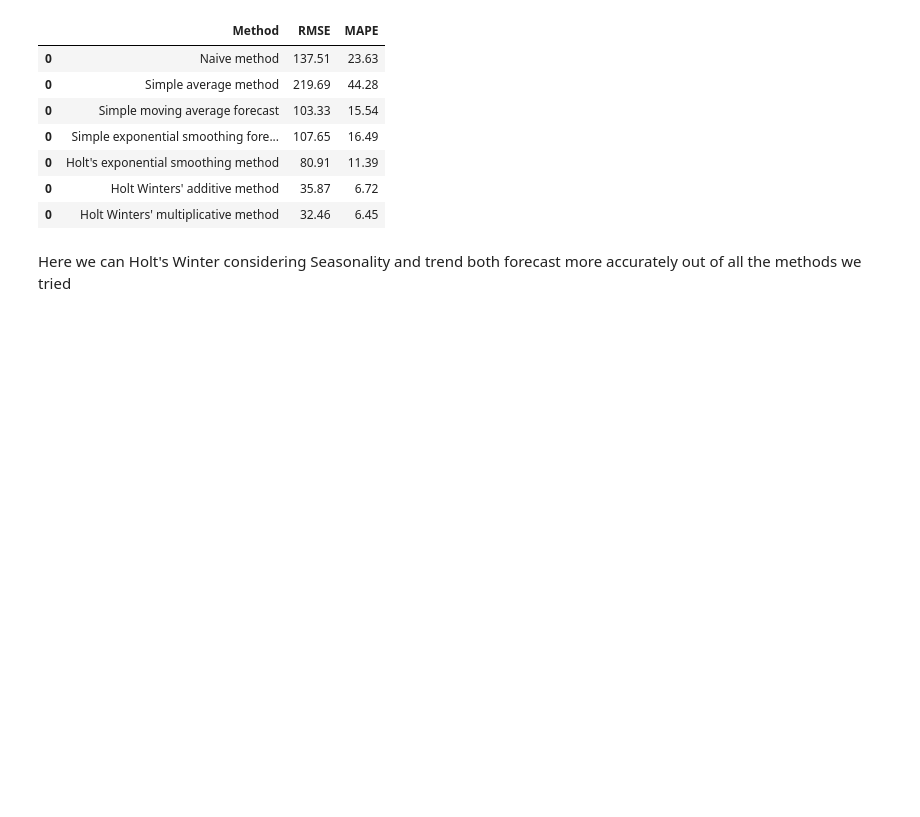
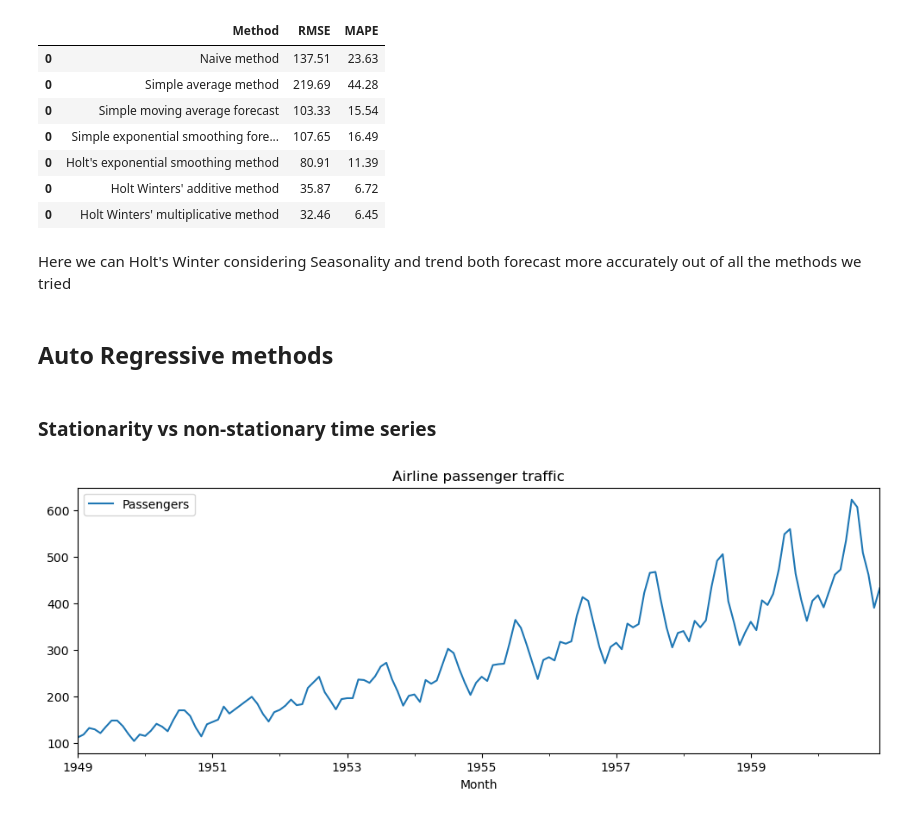
Before and after one commit to sanjanabansal1994/Time-Series-Analysis, a Jupyter notebook: Code.ipynb, the cells around one changed output. Saved outputs shown, nothing was run; the diff lists cells and outputs as text; code cells hidden in the pictures; blank space fills up the shorter version.

Commit message:
Stationary Tests

```diff
--- a/Code.ipynb
+++ b/Code.ipynb
@@ -367,3 +367,14 @@ results
 | 0 | Holt Winters' multiplicative method | 32.46 | 6.45 |
 # %% [markdown]
 Here we can Holt's Winter considering Seasonality and trend both forecast more accurately out of all the methods we tried
+# %% [markdown]
+## Auto Regressive methods
+# %% [markdown]
+### Stationarity vs non-stationary time series
+# %%
+data['Passengers'].plot(figsize=(12, 4))
+plt.legend(loc='best')
+plt.title('Airline passenger traffic')
+plt.show(block=False)
+# %% [output]
+[figure, added]
```
